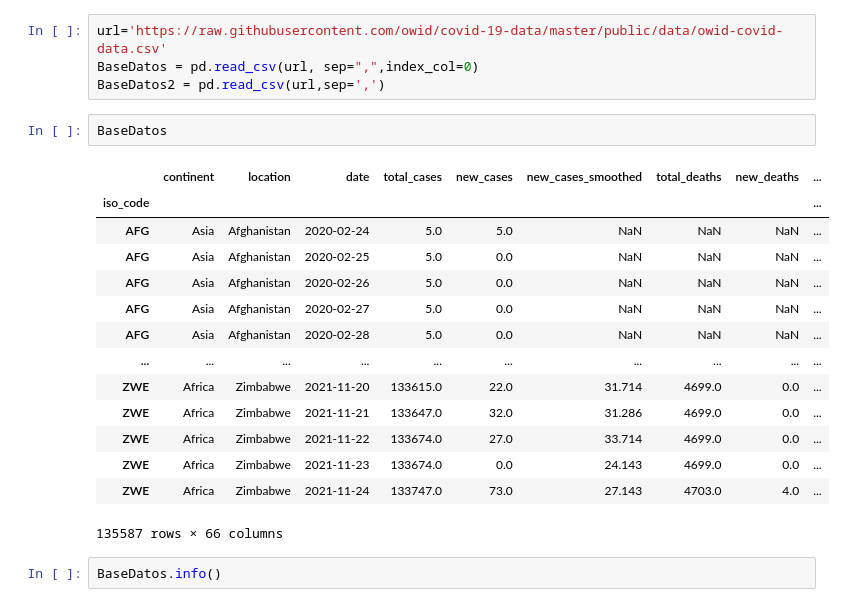
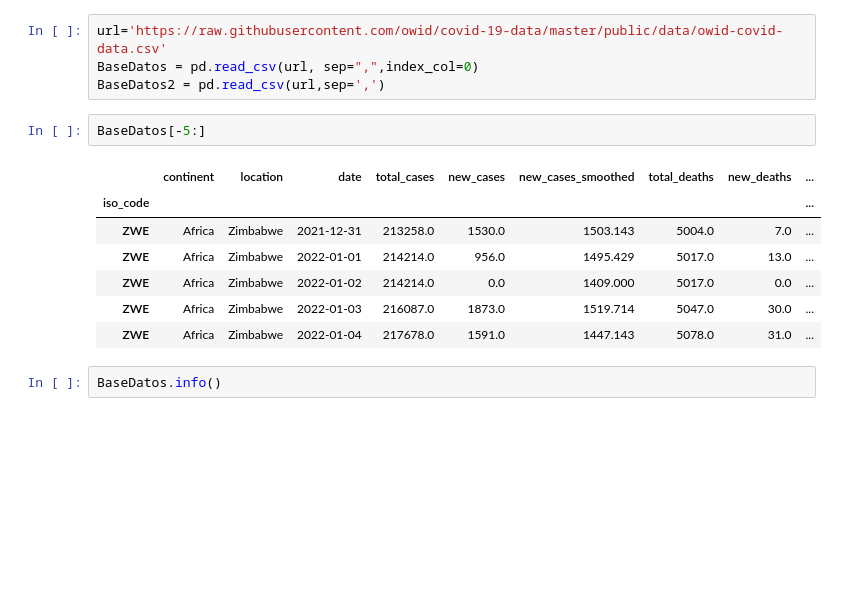
Before and after one commit to davidmorme/Universidad, a Jupyter notebook: Seminario Proyecto de Grado/Base_de_datos_Covid.ipynb, the cells around one changed output. Saved outputs shown, nothing was run; the diff lists cells and outputs as text; blank space fills up the shorter version.

```diff
--- a/Seminario Proyecto de Grado/Base_de_datos_Covid.ipynb
+++ b/Seminario Proyecto de Grado/Base_de_datos_Covid.ipynb
@@ -14,22 +14,15 @@ url='https://raw.githubusercontent.com/owid/covid-19-data/master/public/data/owi
 BaseDatos = pd.read_csv(url, sep=",",index_col=0)
 BaseDatos2 = pd.read_csv(url,sep=',')
 # %%
-BaseDatos
+BaseDatos[-5:]
 # %% [output]
 |  | continent | location | date | total_cases | new_cases | new_cases_smoothed | total_deaths | new_deaths | ... |
 | iso_code |  |  |  |  |  |  |  |  | ... |
-| AFG | Asia | Afghanistan | 2020-02-24 | 5.0 | 5.0 | NaN | NaN | NaN | ... |
-| AFG | Asia | Afghanistan | 2020-02-25 | 5.0 | 0.0 | NaN | NaN | NaN | ... |
-| AFG | Asia | Afghanistan | 2020-02-26 | 5.0 | 0.0 | NaN | NaN | NaN | ... |
-| AFG | Asia | Afghanistan | 2020-02-27 | 5.0 | 0.0 | NaN | NaN | NaN | ... |
-| AFG | Asia | Afghanistan | 2020-02-28 | 5.0 | 0.0 | NaN | NaN | NaN | ... |
-| ... | ... | ... | ... | ... | ... | ... | ... | ... | ... |
-| ZWE | Africa | Zimbabwe | 2021-11-20 | 133615.0 | 22.0 | 31.714 | 4699.0 | 0.0 | ... |
-| ZWE | Africa | Zimbabwe | 2021-11-21 | 133647.0 | 32.0 | 31.286 | 4699.0 | 0.0 | ... |
-| ZWE | Africa | Zimbabwe | 2021-11-22 | 133674.0 | 27.0 | 33.714 | 4699.0 | 0.0 | ... |
-| ZWE | Africa | Zimbabwe | 2021-11-23 | 133674.0 | 0.0 | 24.143 | 4699.0 | 0.0 | ... |
-| ZWE | Africa | Zimbabwe | 2021-11-24 | 133747.0 | 73.0 | 27.143 | 4703.0 | 4.0 | ... |
+| ZWE | Africa | Zimbabwe | 2021-12-31 | 213258.0 | 1530.0 | 1503.143 | 5004.0 | 7.0 | ... |
+| ZWE | Africa | Zimbabwe | 2022-01-01 | 214214.0 | 956.0 | 1495.429 | 5017.0 | 13.0 | ... |
+| ZWE | Africa | Zimbabwe | 2022-01-02 | 214214.0 | 0.0 | 1409.000 | 5017.0 | 0.0 | ... |
+| ZWE | Africa | Zimbabwe | 2022-01-03 | 216087.0 | 1873.0 | 1519.714 | 5047.0 | 30.0 | ... |
+| ZWE | Africa | Zimbabwe | 2022-01-04 | 217678.0 | 1591.0 | 1447.143 | 5078.0 | 31.0 | ... |
-135587 rows × 66 columns
 # %%
 BaseDatos.info()
 # %% [markdown]
```
Also changed, not shown: parts of 9 cells of this notebook.
